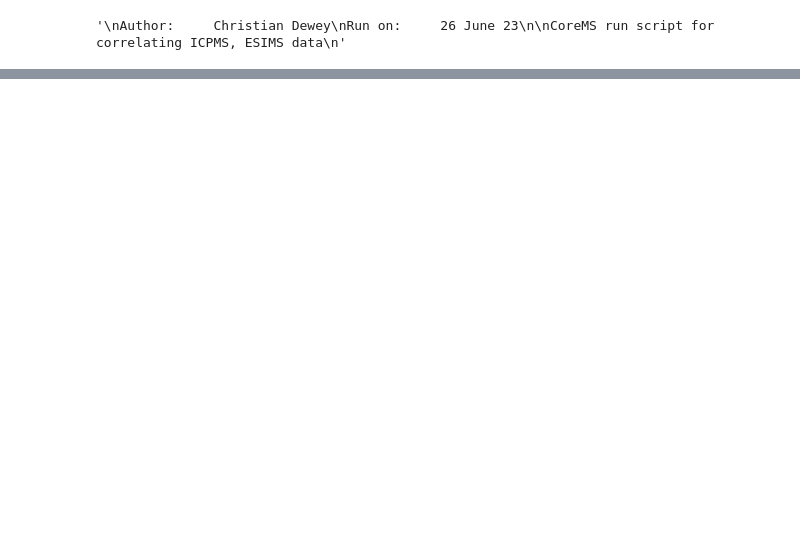
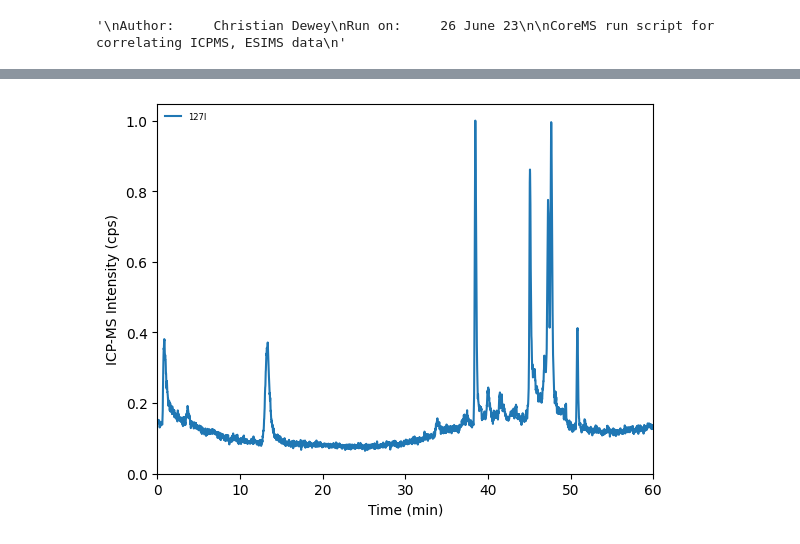
Before and after one commit to rboiteau/CoreMS, a Jupyter notebook: iodine.ipynb, the cells around one changed output, grey strips where cells are left out. Drawn from its saved outputs; the diff is of its cells as text; code cells hidden in the pictures; blank space fills up the shorter version.

```diff
--- a/iodine.ipynb
+++ b/iodine.ipynb
@@ -333 +312,18 @@ results.to_csv(data_dir+'7803_correlation_results.csv')
+# %%
+pdf_file_name = data_dir + '7803_ICPMS.pdf'
+
+with PdfPages(pdf_file_name) as pdf:
+
+    eic = eic_dict[mz]
+
+    fig, ax = plt.subplots()
+
+    timerange = [0,60] #list(range(time_min,time_max,interval))
+
+    ax = plot_ICPMS(icpmsfile,'127I', timerange, offset = -42, ax = ax)
+
+    # save the current figure at a new page in pdf_file_name
+    pdf.savefig()
+# %% [output]
+[figure, added]
 # %%
```
Also changed, not shown: parts of 18 cells of this notebook, 1 other file.
